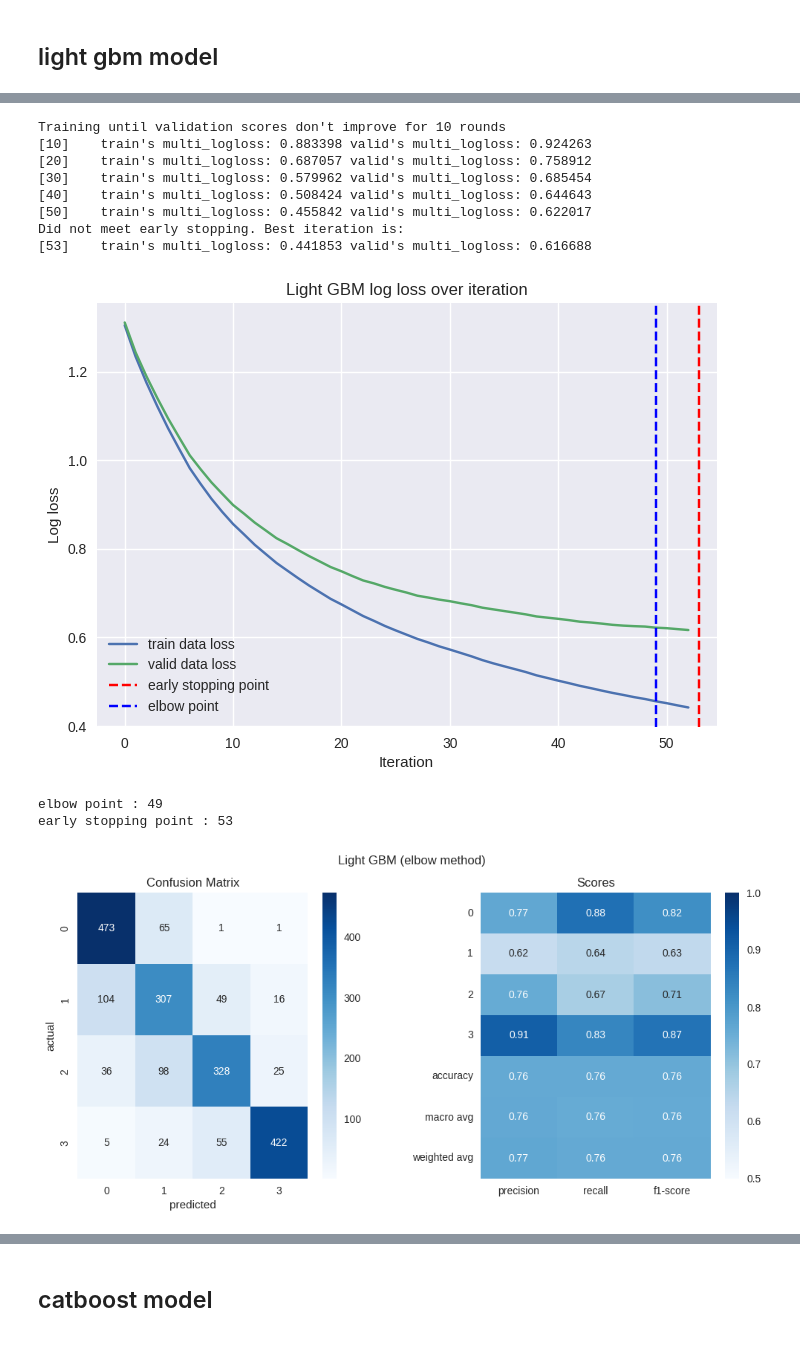
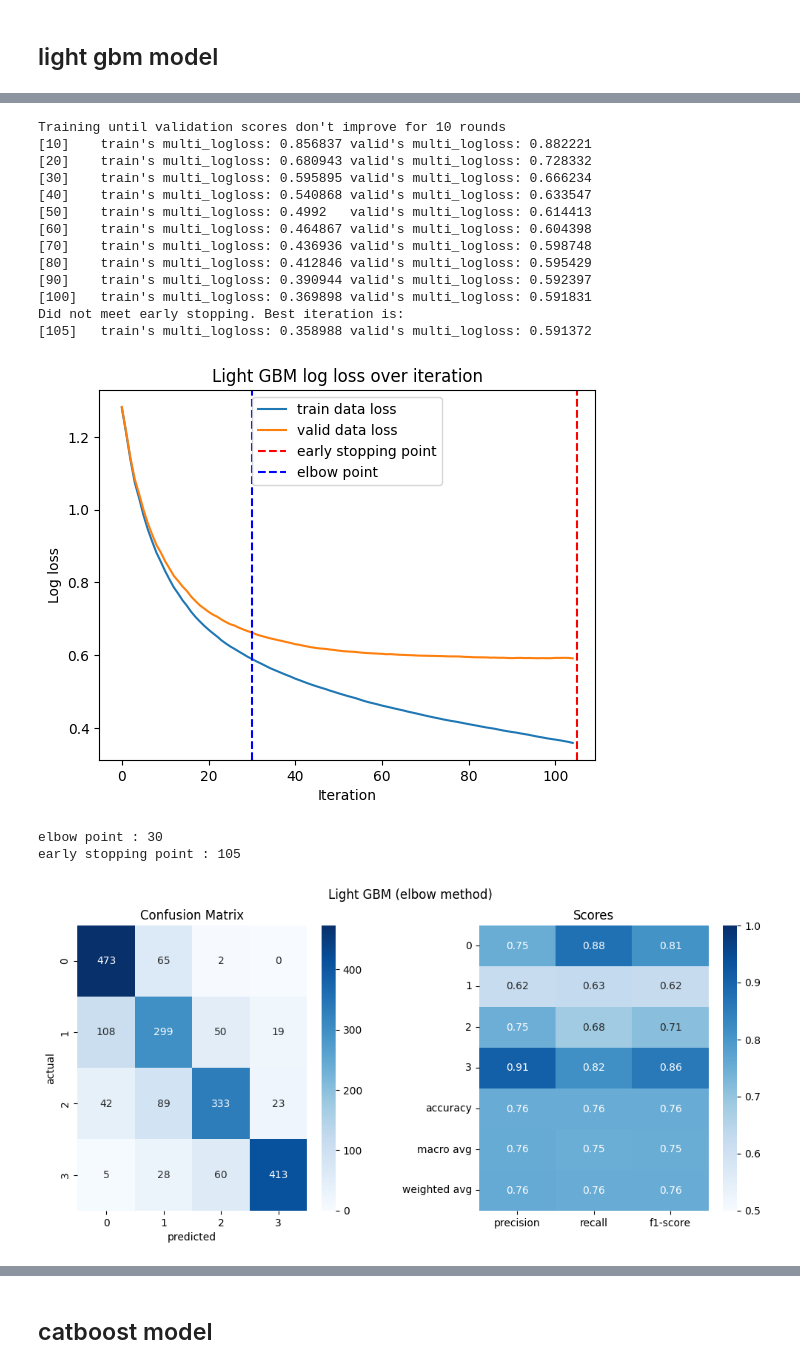
Before and after one commit to shcho11/00.Projects_2024, a Jupyter notebook: 202407_MultiClassClassifiers.ipynb, the cells around one changed output, grey strips where cells are left out. Drawn from its saved outputs; the diff is of its cells as text; code cells hidden in the pictures.

```diff
--- a/202407_MultiClassClassifiers.ipynb
+++ b/202407_MultiClassClassifiers.ipynb
@@ -90,7 +94,7 @@ import matplotlib.pyplot as plt
 from matplotlib import font_manager, rcParams, style
 import seaborn as sns
 
-style.use('seaborn')
+#style.use('seaborn')
 # %%
 # ML imports
 
@@ -374,7 +422,9 @@ df3.head()
+# %%
+df4 = df3.drop(columns='gender_M')
 # %% [markdown]
 # Final Dataset
 # %%
-dff = df3.copy()
+dff = df4.copy()
 
 dff['target'] = dff['class'].replace({'A' : 0, 'B' : 1, 'C' : 2, 'D' : 3})
 dff = dff.drop(columns=['class'])
@@ -599,9 +649,9 @@ params = {
     'objective' : 'multiclass',
     'num_class' : 4,
     'metric' : 'multi_logloss',
-    'learning_rate' : 0.07,
-    'num_leaves' : 49,
-    'n_estimators' : 53,
+    'learning_rate' : 0.095,
+    'num_leaves' : 27,
+    'n_estimators' : 105,
     'feature_fraction' : 0.8,
     'verbose' : -1 } # 트리 학습시 무작위 선택하는 피처 비율
 
@@ -636,7 +686,8 @@ x_axis = range(0, epochs)
 diffs = np.diff(valid_loss) # 1차 차분
 second_diffs = np.diff(diffs) # 2차 차분
 
-elbow_point = np.argmin(second_diffs) + 2  # 인덱스차이 보정 위함
+#elbow_point = np.argmin(second_diffs) + 2  # 인덱스차이 보정 위함
+elbow_point = 30
 
 plt.plot(x_axis, train_loss, label='train data loss')
 plt.plot(x_axis, valid_loss, label='valid data loss')
@@ -694,40 +745,45 @@ plt.show()
 plt.figure(figsize=(12,5))
 
 plt.subplot(1,2,1)
 sns.heatmap(conf_matrix2, annot=True, cmap='Blues', fmt='d')
 plt.xlabel('predicted')
 plt.ylabel('actual')
 plt.title('Confusion Matrix')
 
 plt.subplot(1,2,2)
 sns.heatmap(df_report2.iloc[:,:-1], annot=True, cmap='Blues', fmt='.2f', vmin=0.5, vmax=1)
 plt.title('Scores')
 
 plt.suptitle('Light GBM (early stop point method)')
 plt.subplots_adjust(wspace=0.4)
 plt.show()
 
 print("\n")
 
 print(f'Accuracy (elbow method) : {accuracy1}')
 print(f'confusion matrix (elbow method) : \n {conf_matrix1}')
 print(f'classification report (elbow method) : \n {df_report1}')
 
 print("\n")
 
 print(f'Accuracy (early stop point method) : {accuracy2}')
 print(f'confusion matrix (early stop point method) : \n {conf_matrix2}')
 print(f'classification report (early stop point method) : \n {df_report2}')
 # %% [output]
 Training until validation scores don't improve for 10 rounds
-[10]    train's multi_logloss: 0.883398 valid's multi_logloss: 0.924263
-[20]    train's multi_logloss: 0.687057 valid's multi_logloss: 0.758912
-[30]    train's multi_logloss: 0.579962 valid's multi_logloss: 0.685454
-[40]    train's multi_logloss: 0.508424 valid's multi_logloss: 0.644643
-[50]    train's multi_logloss: 0.455842 valid's multi_logloss: 0.622017
+[10]    train's multi_logloss: 0.856837 valid's multi_logloss: 0.882221
+[20]    train's multi_logloss: 0.680943 valid's multi_logloss: 0.728332
+[30]    train's multi_logloss: 0.595895 valid's multi_logloss: 0.666234
+[40]    train's multi_logloss: 0.540868 valid's multi_logloss: 0.633547
+[50]    train's multi_logloss: 0.4992   valid's multi_logloss: 0.614413
+[60]    train's multi_logloss: 0.464867 valid's multi_logloss: 0.604398
+[70]    train's multi_logloss: 0.436936 valid's multi_logloss: 0.598748
+[80]    train's multi_logloss: 0.412846 valid's multi_logloss: 0.595429
+[90]    train's multi_logloss: 0.390944 valid's multi_logloss: 0.592397
+[100]   train's multi_logloss: 0.369898 valid's multi_logloss: 0.591831
 Did not meet early stopping. Best iteration is:
-[53]    train's multi_logloss: 0.441853 valid's multi_logloss: 0.616688
+[105]   train's multi_logloss: 0.358988 valid's multi_logloss: 0.591372
-[figure, old version]
+[figure, new version]
-elbow point : 49
-early stopping point : 53
+elbow point : 30
+early stopping point : 105
-[figure, old version]
+[figure, new version]
```
Also changed, not shown: parts of 22 cells of this notebook.
